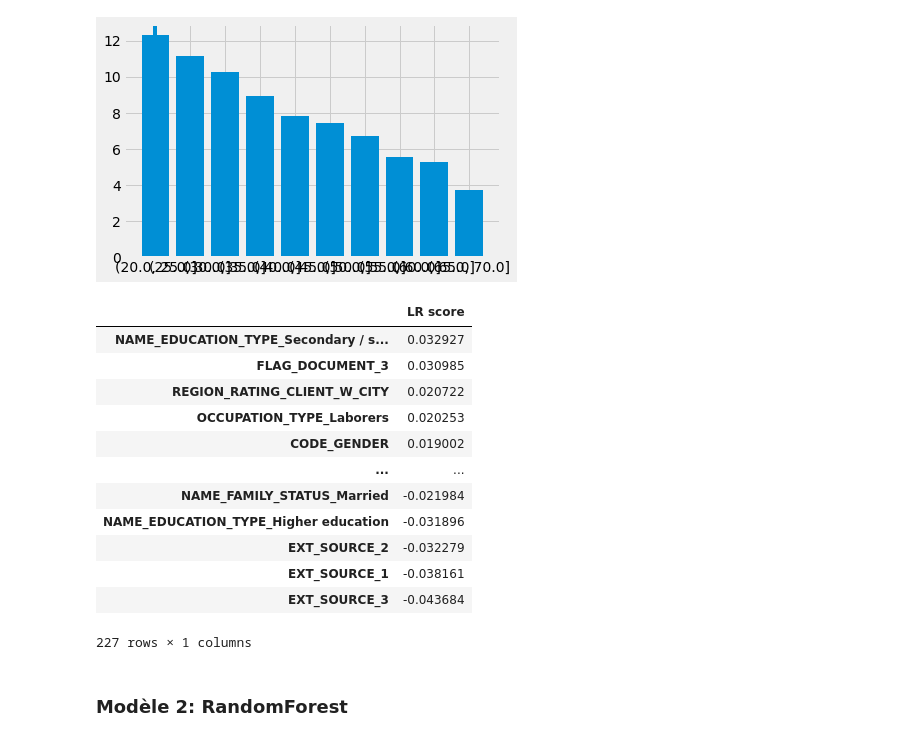
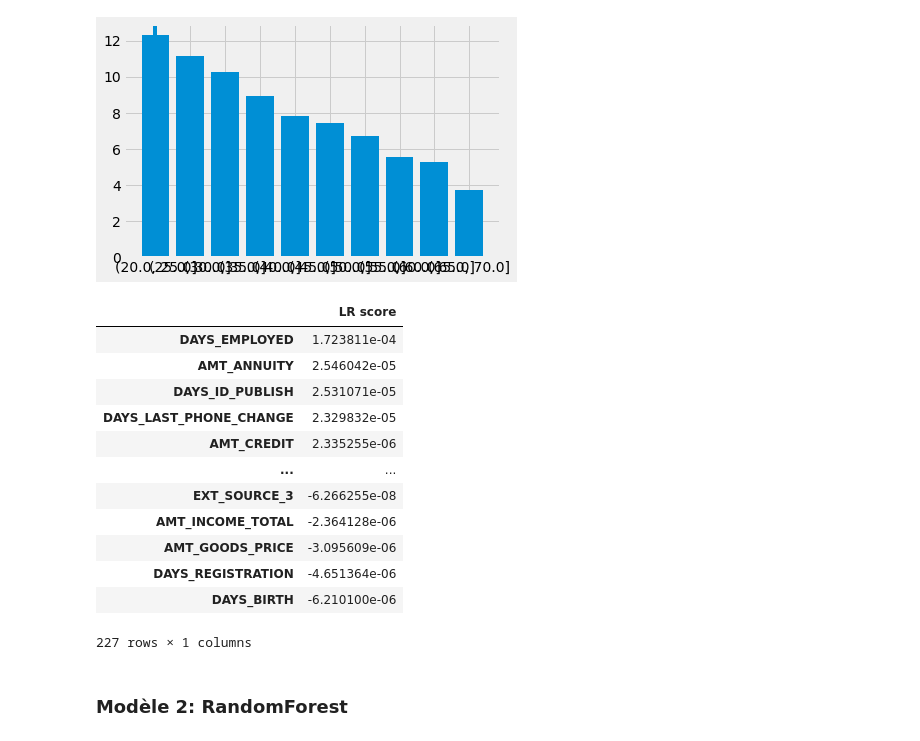
Before and after one commit to MaximeJabarian/streamlit-to-heroku, a Jupyter notebook: P7_Scoring_Model.ipynb, the cells around one changed output. Saved outputs shown, nothing was run; the diff lists cells and outputs as text; code cells hidden in the pictures.

```diff
--- a/P7_Scoring_Model.ipynb
+++ b/P7_Scoring_Model.ipynb
@@ -619,7 +575,7 @@ Name: SK_ID_CURR, Length: 416, dtype: int64
 # %%
 df = pd.DataFrame(train, columns=df_app_train.columns[:-1])
 df['TARGET'] = train_labels
-# idx = np.intersect1d(df.index, df_app_train.index)
+idx = np.intersect1d(df.index, df_app_train.index)
 df.loc[idx, 'SK_ID_CURR'] = 0#df_app_train.loc[idx, 'SK_ID_CURR'].values
 df = df.sample(frac=1) # frac=1 : shuffe 100%
 np.random.seed(seed=3)
@@ -630,7 +586,7 @@ y_train_init = train_init.iloc[:,-1]
 y_test_init = test_init.iloc[:,-1]
 test_init = test_init.iloc[:,:-1]
 
-test_init.to_csv("DATA/test_init.csv", sep=';')
+# test_init.to_csv("DATA/test_init.csv", sep=';')
 # df.to_csv("DATA/dataset_total.csv", sep=';')
 test_init.head(10)
 # df.loc[idx].head(10)
@@ -763,23 +719,23 @@ age_groups
 | (65.0, 70.0] | 0.037270 | 24292.614340 | 66.555108 |
 [figure]
 # %%
-df = pd.DataFrame(log_reg.coef_.reshape(len(X_test.columns),1))
+df = pd.DataFrame(log_reg.coef_.reshape(len(test_init.columns),1))
 df.index = features
 df.columns = ['LR score']
 df.sort_values(by='LR score', ascending=False)
 # %% [output]
 |  | LR score |
-| NAME_EDUCATION_TYPE_Secondary / s... | 0.032927 |
-| FLAG_DOCUMENT_3 | 0.030985 |
-| REGION_RATING_CLIENT_W_CITY | 0.020722 |
-| OCCUPATION_TYPE_Laborers | 0.020253 |
-| CODE_GENDER | 0.019002 |
+| DAYS_EMPLOYED | 1.723811e-04 |
+| AMT_ANNUITY | 2.546042e-05 |
+| DAYS_ID_PUBLISH | 2.531071e-05 |
+| DAYS_LAST_PHONE_CHANGE | 2.329832e-05 |
+| AMT_CREDIT | 2.335255e-06 |
 | ... | ... |
-| NAME_FAMILY_STATUS_Married | -0.021984 |
-| NAME_EDUCATION_TYPE_Higher education | -0.031896 |
-| EXT_SOURCE_2 | -0.032279 |
-| EXT_SOURCE_1 | -0.038161 |
-| EXT_SOURCE_3 | -0.043684 |
+| EXT_SOURCE_3 | -6.266255e-08 |
+| AMT_INCOME_TOTAL | -2.364128e-06 |
+| AMT_GOODS_PRICE | -3.095609e-06 |
+| DAYS_REGISTRATION | -4.651364e-06 |
+| DAYS_BIRTH | -6.210100e-06 |
 227 rows × 1 columns
 # %% [markdown]
 ### Modèle 2: RandomForest
```
Also changed, not shown: parts of 29 cells of this notebook, 32 other files.
